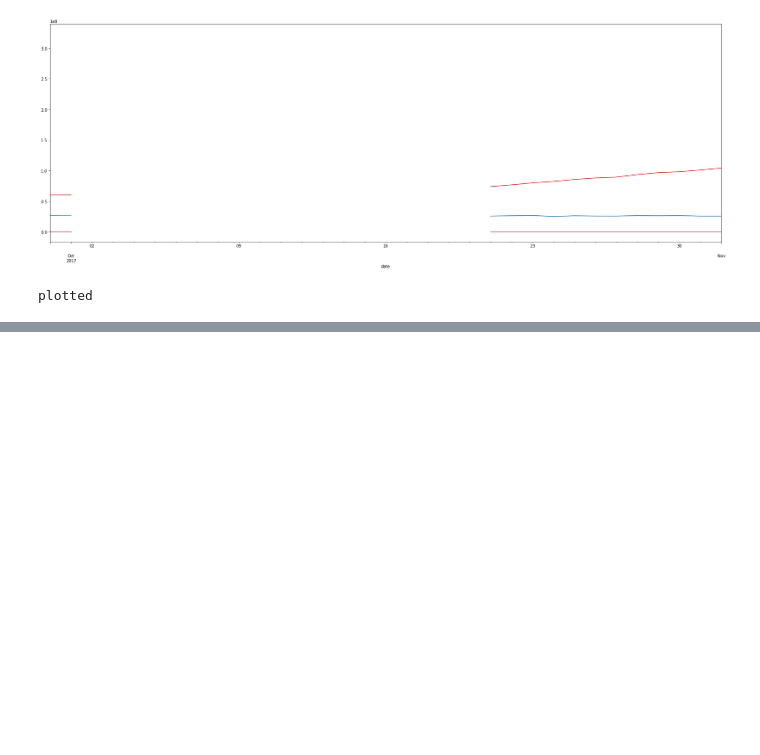
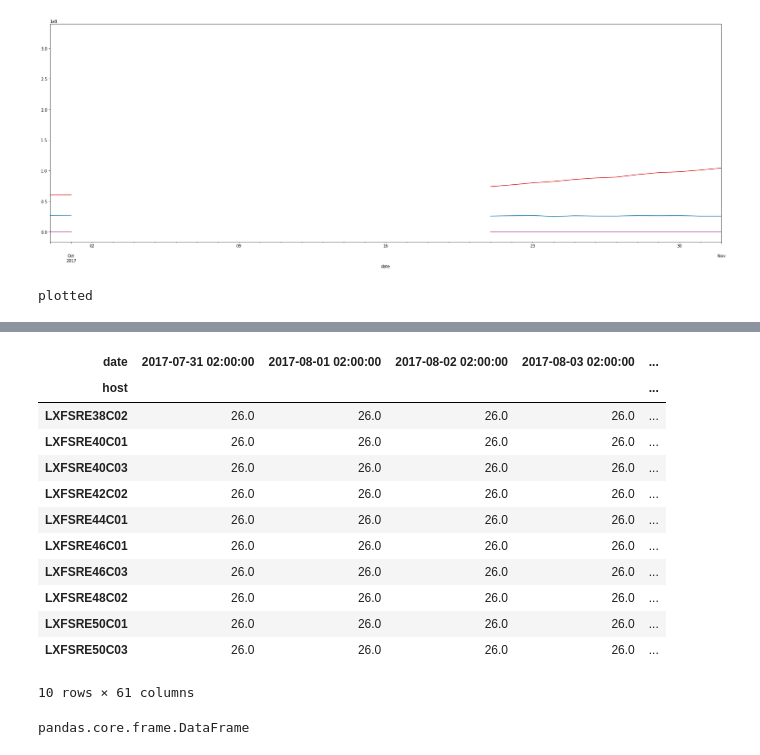
Before and after one commit to gacalheiros/hackathon, a Jupyter notebook: cms.ipynb, the cells around one changed output, grey strips where cells are left out. Drawn from its saved outputs; the diff is of its cells as text; code cells hidden in the pictures; blank space fills up the shorter version.

```diff
--- a/cms.ipynb
+++ b/cms.ipynb
@@ -157,0 +169,7 @@ plotted
+# %%
+data_grp_host_time = data_cms_cont.groupby(['host',data_cms_cont.index])['Serial'].count()
+data_grp_host_time
+# # calculate std for timeseries mentioned above
+# get_std_for_ts = data_grp_host_time.groupby('host').std()
+
+# get_std_for_ts
@@ -157,0 +194,18 @@ plotted
+# %%
+data_cms_host = data_grp_host_time.unstack()
+# %%
+data_cms_host.head(10)
+# %% [output]
+| date | 2017-07-31 02:00:00 | 2017-08-01 02:00:00 | 2017-08-02 02:00:00 | 2017-08-03 02:00:00 | ... |
+| host |  |  |  |  | ... |
+| LXFSRE38C02 | 26.0 | 26.0 | 26.0 | 26.0 | ... |
+| LXFSRE40C01 | 26.0 | 26.0 | 26.0 | 26.0 | ... |
+| LXFSRE40C03 | 26.0 | 26.0 | 26.0 | 26.0 | ... |
+| LXFSRE42C02 | 26.0 | 26.0 | 26.0 | 26.0 | ... |
+| LXFSRE44C01 | 26.0 | 26.0 | 26.0 | 26.0 | ... |
+| LXFSRE46C01 | 26.0 | 26.0 | 26.0 | 26.0 | ... |
+| LXFSRE46C03 | 26.0 | 26.0 | 26.0 | 26.0 | ... |
+| LXFSRE48C02 | 26.0 | 26.0 | 26.0 | 26.0 | ... |
+| LXFSRE50C01 | 26.0 | 26.0 | 26.0 | 26.0 | ... |
+| LXFSRE50C03 | 26.0 | 26.0 | 26.0 | 26.0 | ... |
+10 rows × 61 columns
@@ -157,0 +214,4 @@ plotted
+# %%
+type(diff_host)
+# %% [output]
+pandas.core.frame.DataFrame
```
Also changed, not shown: parts of 15 cells of this notebook.
